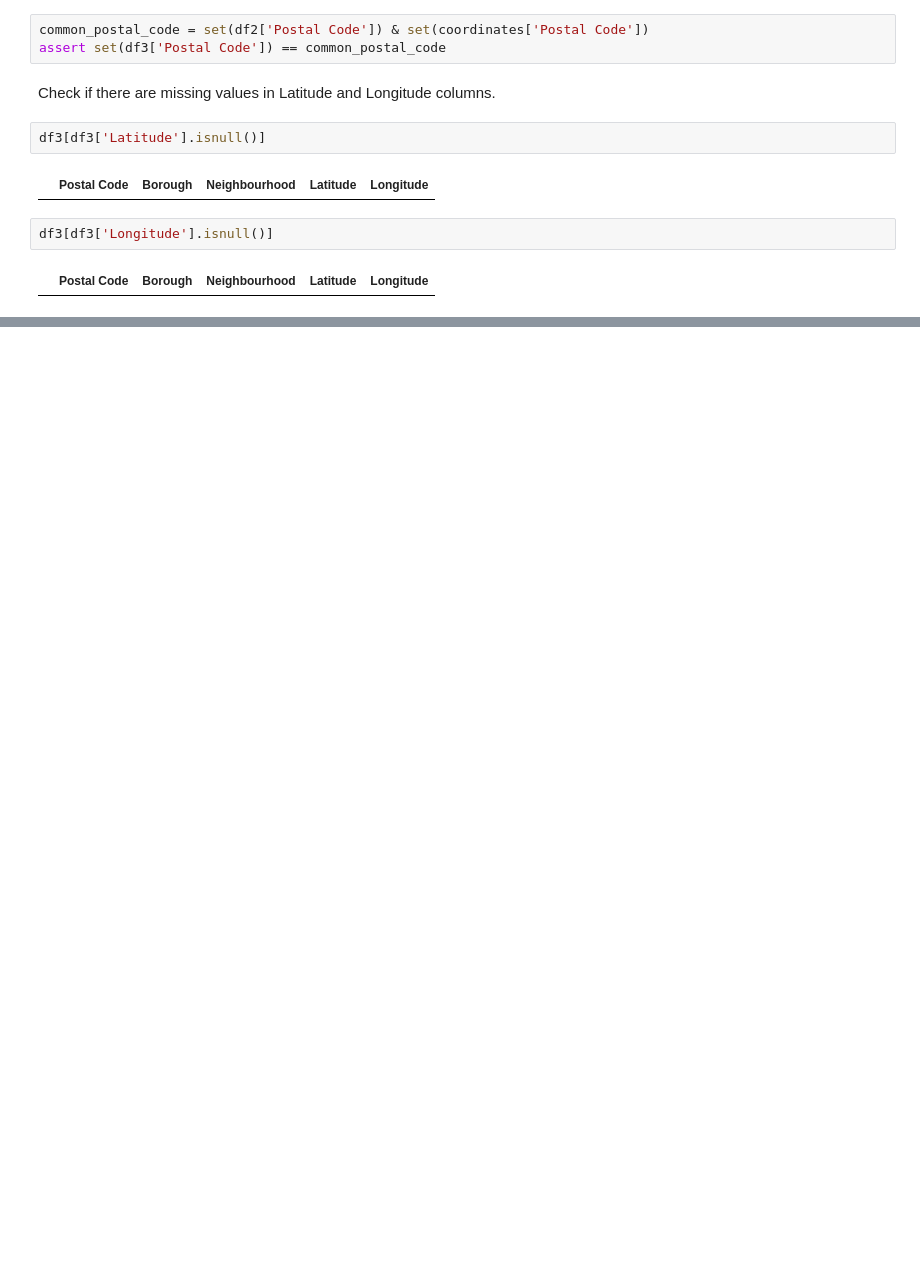
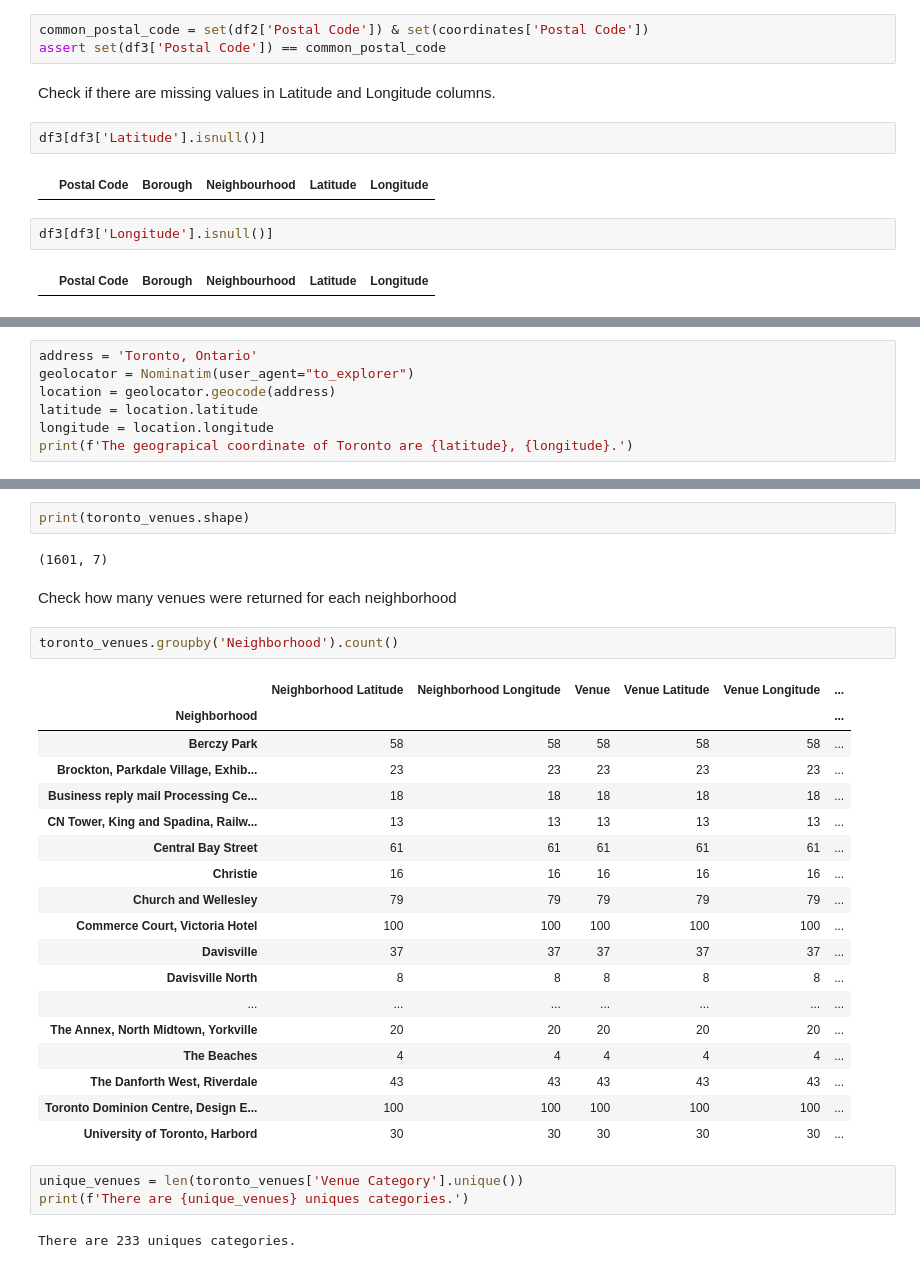
Before and after one commit to rajevac/Coursera_Capstone, a Jupyter notebook: Segmenting and Clustering Neighbourhood in Toronto.ipynb, the cells around one changed output, grey strips where cells are left out. Drawn from its saved outputs; the diff is of its cells as text; blank space fills up the shorter version.

```diff
--- a/Segmenting and Clustering Neighbourhood in Toronto.ipynb
+++ b/Segmenting and Clustering Neighbourhood in Toronto.ipynb
@@ -195,0 +236,7 @@ df3[df3['Longitude'].isnull()]
+# %%
+address = 'Toronto, Ontario'
+geolocator = Nominatim(user_agent="to_explorer")
+location = geolocator.geocode(address)
+latitude = location.latitude
+longitude = location.longitude
+print(f'The geograpical coordinate of Toronto are {latitude}, {longitude}.')
@@ -195,0 +341,32 @@ df3[df3['Longitude'].isnull()]
+# %%
+print(toronto_venues.shape)
+# %% [output]
+(1601, 7)
+# %% [markdown]
+Check how many venues were returned for each neighborhood
+# %%
+toronto_venues.groupby('Neighborhood').count()
+# %% [output]
+|  | Neighborhood Latitude | Neighborhood Longitude | Venue | Venue Latitude | Venue Longitude | ... |
+| Neighborhood |  |  |  |  |  | ... |
+| Berczy Park | 58 | 58 | 58 | 58 | 58 | ... |
+| Brockton, Parkdale Village, Exhib... | 23 | 23 | 23 | 23 | 23 | ... |
+| Business reply mail Processing Ce... | 18 | 18 | 18 | 18 | 18 | ... |
+| CN Tower, King and Spadina, Railw... | 13 | 13 | 13 | 13 | 13 | ... |
+| Central Bay Street | 61 | 61 | 61 | 61 | 61 | ... |
+| Christie | 16 | 16 | 16 | 16 | 16 | ... |
+| Church and Wellesley | 79 | 79 | 79 | 79 | 79 | ... |
+| Commerce Court, Victoria Hotel | 100 | 100 | 100 | 100 | 100 | ... |
+| Davisville | 37 | 37 | 37 | 37 | 37 | ... |
+| Davisville North | 8 | 8 | 8 | 8 | 8 | ... |
+| ... | ... | ... | ... | ... | ... | ... |
+| The Annex, North Midtown, Yorkville | 20 | 20 | 20 | 20 | 20 | ... |
+| The Beaches | 4 | 4 | 4 | 4 | 4 | ... |
+| The Danforth West, Riverdale | 43 | 43 | 43 | 43 | 43 | ... |
+| Toronto Dominion Centre, Design E... | 100 | 100 | 100 | 100 | 100 | ... |
+| University of Toronto, Harbord | 30 | 30 | 30 | 30 | 30 | ... |
+# %%
+unique_venues = len(toronto_venues['Venue Category'].unique())
+print(f'There are {unique_venues} uniques categories.')
+# %% [output]
+There are 233 uniques categories.
```
Also changed, not shown: parts of 28 cells of this notebook.
